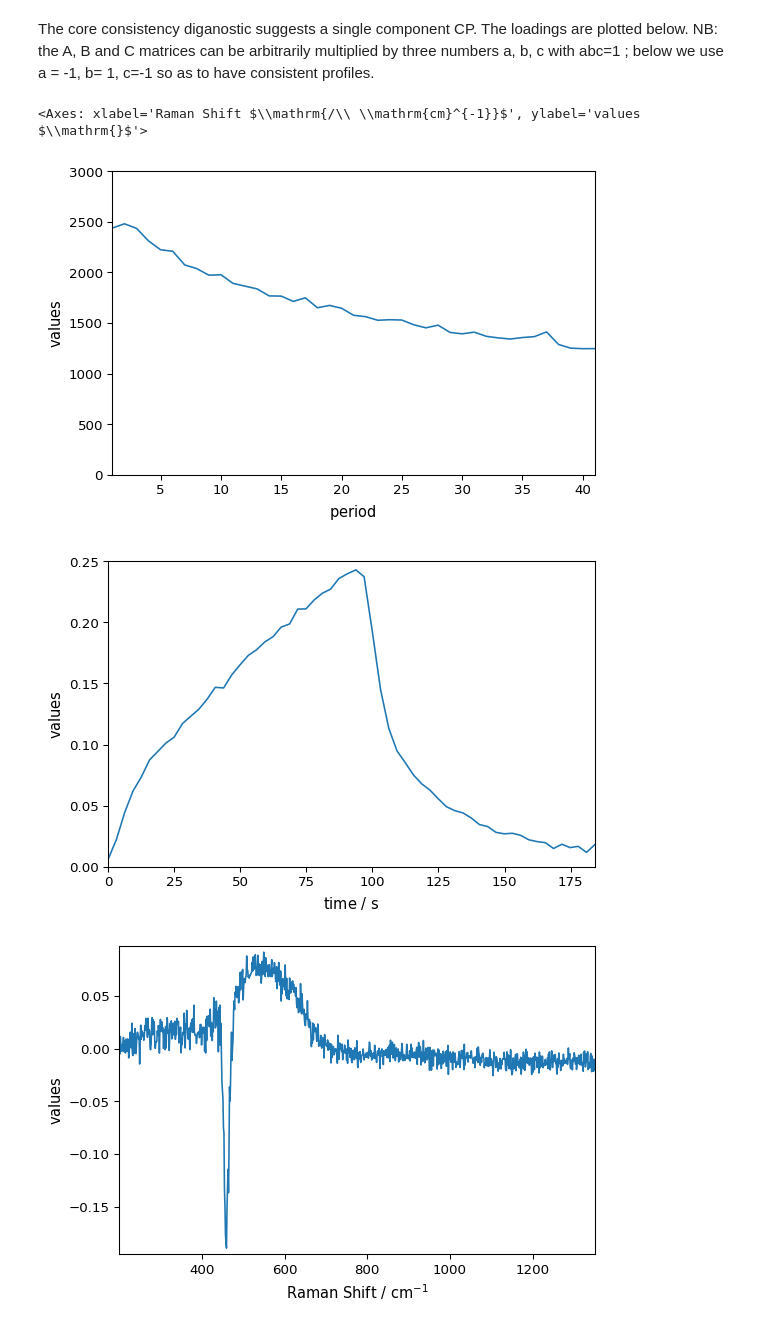
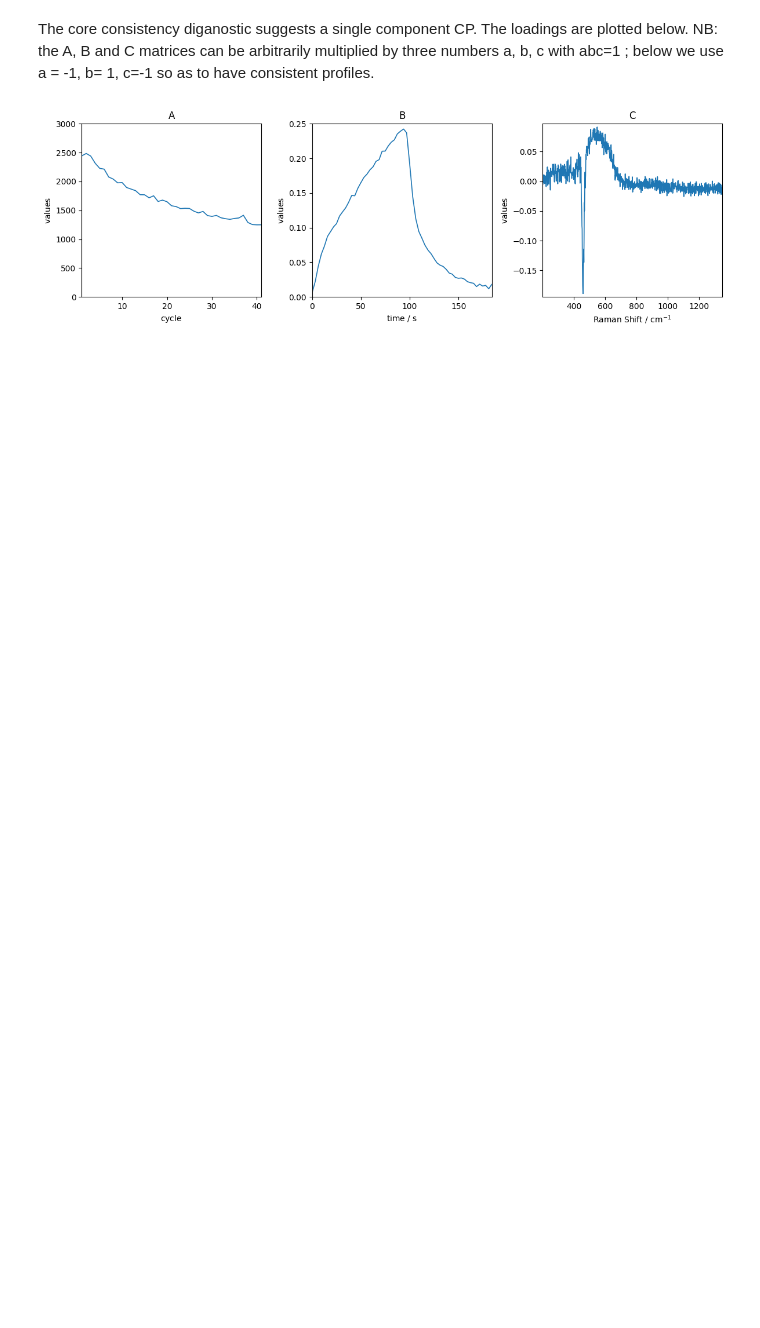
Before and after one commit to atravert/psd_raman_hoyer, a Jupyter notebook: notebook_raman_hoyer.ipynb, the cells around one changed output. Drawn from its saved outputs; the diff is of its cells as text; code cells hidden in the pictures; blank space fills up the shorter version.

```diff
--- a/notebook_raman_hoyer.ipynb
+++ b/notebook_raman_hoyer.ipynb
@@ -164,9 +164,12 @@ times = D_2.y.data.reshape(N, n)
 ave_rel_times = np.mean(times - np.expand_dims(times[:,0], axis=1), axis=0)
 D_3way.units = D_2.units
 D_3way.title = D_2.title
-D_3way.set_coordset(z=scp.Coord(np.arange(1, N+1, 1), title='period', units=None),
+D_3way.set_coordset(z=scp.Coord(np.arange(1, N+1, 1), title='cycle', units=None),
                         y=scp.Coord(ave_rel_times, title='time', units='s'),
                         x= D_2.x)
 
 # Next subtract from each cycle the mean first spectrum.
 D_3way_diff = D_3way - D_3way[:,0,:].data.mean(axis=0)
+
+# you can have a look at the data structure by clicking on the html output
+D_3way_diff
@@ -186,16 +193,24 @@ The core consistency diganostic suggests a single component CP. The loadings are
 # %%
 cp  = cp_list[0]
 loadings = cp.loadings
 
 A = - cp.A
 B = cp.B
 C = - cp.C
 
-A.plot(ylim=(0, 3000))
-B.plot(ylim=(0, 0.25))
-C.plot()
+
+# plot
+fig, axes = plt.subplots(1, 3, figsize=(12, 4))
+
+A.plot(ax=axes[0], ylim=(0, 3000))
+B.plot(ax=axes[1], ylim=(0, 0.25))
+C.plot(ax=axes[2])
+
+axes[0].set_title("A")
+axes[1].set_title("B")
+axes[2].set_title("C")
+
+plt.tight_layout()
+plt.show()
 # %% [output]
-<Axes: xlabel='Raman Shift $\\mathrm{/\\ \\mathrm{cm}^{-1}}$', ylabel='values $\\mathrm{}$'>
-[figure, old version]
+[figure, new version]
-[figure, removed]
-[figure, removed]
```
Also changed, not shown: parts of 7 cells of this notebook.
